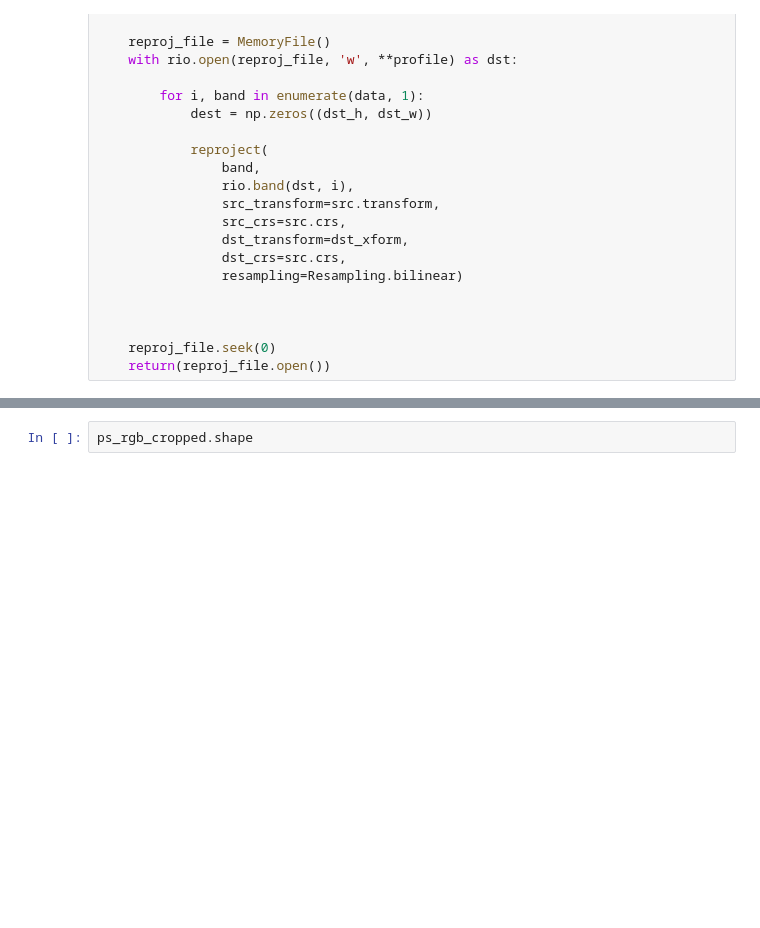
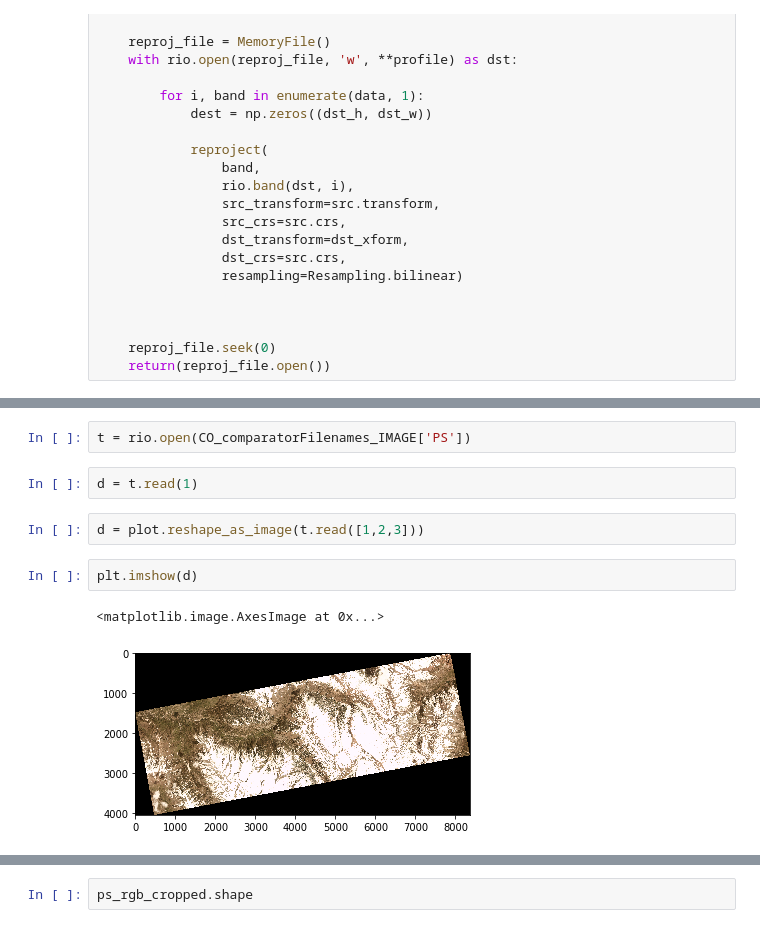
Before and after one commit to acannistra/planet-snowcover, a Jupyter notebook: experiments/ASO_Tuolumne/figures/multisensor/multisensor.ipynb, the cells around one changed output, grey strips where cells are left out. Saved outputs shown, nothing was run; the diff lists cells and outputs as text; blank space fills up the shorter version.

```diff
--- a/experiments/ASO_Tuolumne/figures/multisensor/multisensor.ipynb
+++ b/experiments/ASO_Tuolumne/figures/multisensor/multisensor.ipynb
@@ -235,4 +241,15 @@ def single_column_plot(sca_file, image_file, image_band, bbox, axes = None):
     axes[1].set_extent(sca_extent, crs=ccrs.PlateCarree())
     axes[1].imshow(sca_cropped[1], extent=sca_extent, origin='upper', transform=ccrs.PlateCarree(), cmap='binary_r')
+# %%
+t = rio.open(CO_comparatorFilenames_IMAGE['PS'])
+# %%
+d = t.read(1)
+# %%
+d = plot.reshape_as_image(t.read([1,2,3]))
+# %%
+plt.imshow(d)
+# %% [output]
+<matplotlib.image.AxesImage at 0x...>
+[figure, added]
 # %%
 fig, axes = plt.subplots(2, 1, figsize=(3, 6), dpi=200, subplot_kw=dict(projection=ccrs.PlateCarree()))
```
Also changed, not shown: parts of 4 cells of this notebook, 1 other file.
